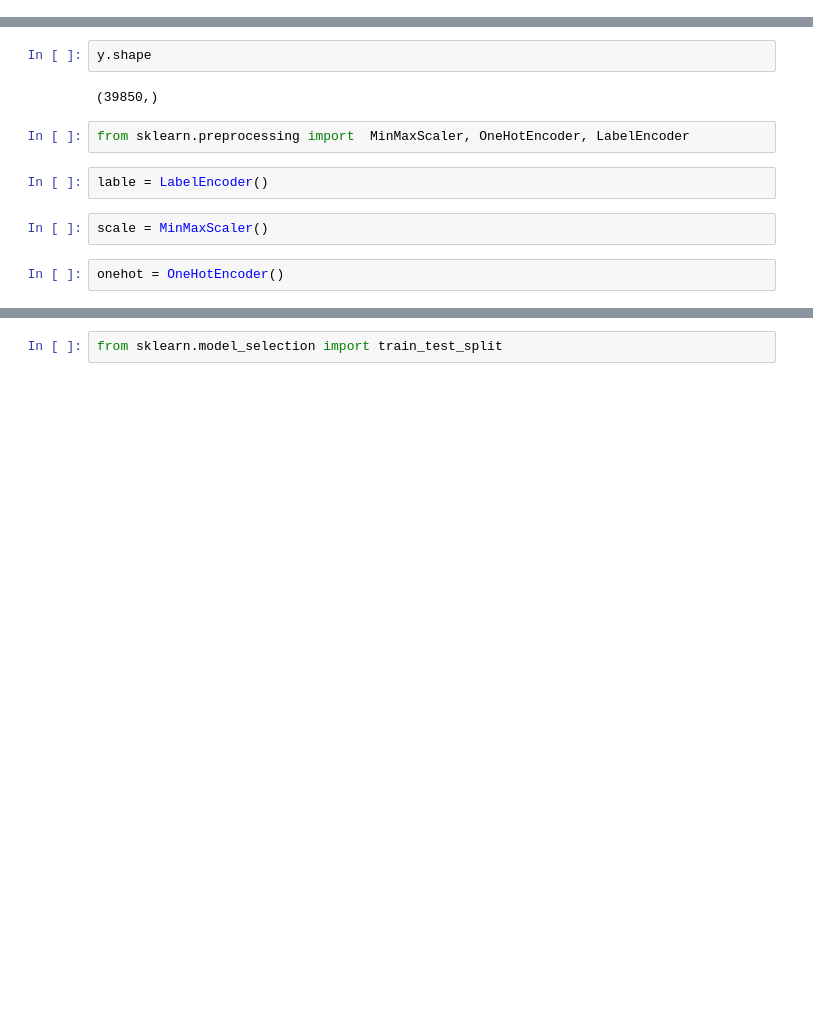
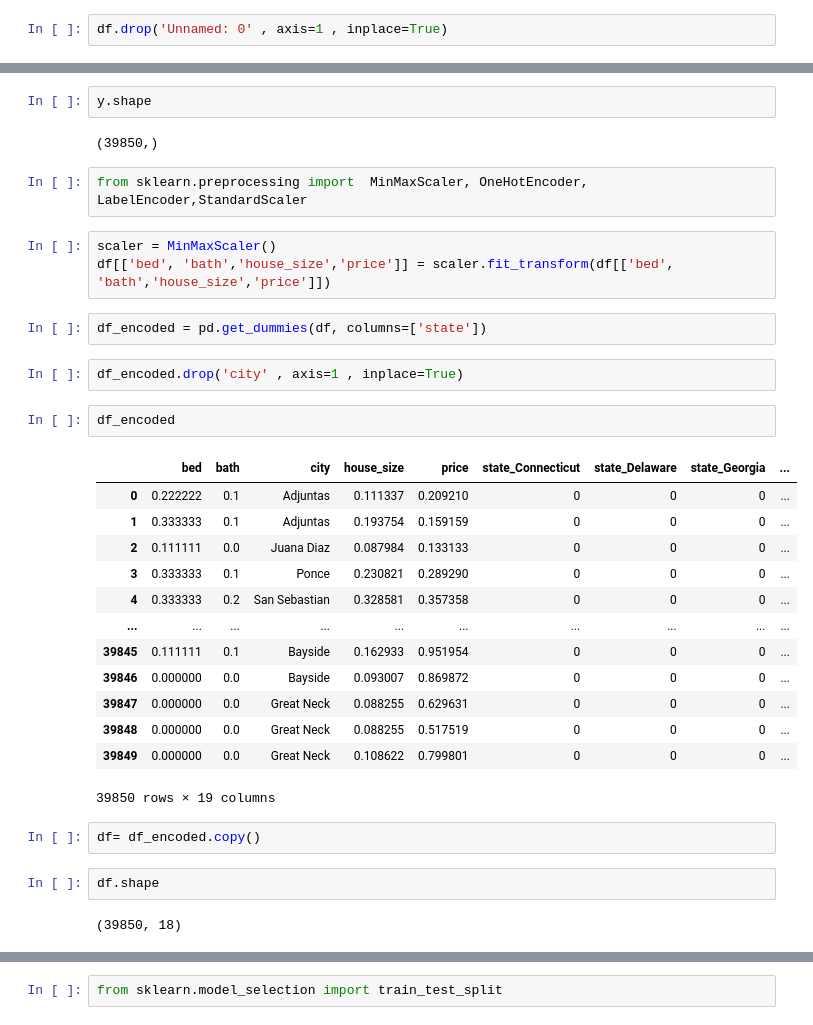
Before and after one commit to zinakhazaee/MachineLearning-SupervisedLearning_Regression, a Jupyter notebook: usa_real_estate.ipynb, the cells around one changed output, grey strips where cells are left out. Cells and saved outputs as stored; diff of their text form; blank space fills up the shorter version.

```diff
--- a/usa_real_estate.ipynb
+++ b/usa_real_estate.ipynb
@@ -271,3 +271,5 @@ df = pd.read_csv('/content/drive/MyDrive/datasets_sample/clean_usaHouse.csv')
 df.columns
 # %% [output]
 Index(['Unnamed: 0', 'bed', 'bath', 'city', 'state', 'house_size', 'price'], dtype='object')
+# %%
+df.drop('Unnamed: 0' , axis=1 , inplace=True)
@@ -283,10 +294,33 @@ y.shape
 # %% [output]
 (39850,)
 # %%
-from sklearn.preprocessing import  MinMaxScaler, OneHotEncoder, LabelEncoder
+from sklearn.preprocessing import  MinMaxScaler, OneHotEncoder, LabelEncoder,StandardScaler
-# %%
-lable = LabelEncoder()
-# %%
-scale = MinMaxScaler()
-# %%
-onehot = OneHotEncoder()
+# %%
+scaler = MinMaxScaler()
+df[['bed', 'bath','house_size','price']] = scaler.fit_transform(df[['bed', 'bath','house_size','price']])
+# %%
+df_encoded = pd.get_dummies(df, columns=['state'])
+# %%
+df_encoded.drop('city' , axis=1 , inplace=True)
+# %%
+df_encoded
+# %% [output]
+|  | bed | bath | city | house_size | price | state_Connecticut | state_Delaware | state_Georgia | ... |
+| 0 | 0.222222 | 0.1 | Adjuntas | 0.111337 | 0.209210 | 0 | 0 | 0 | ... |
+| 1 | 0.333333 | 0.1 | Adjuntas | 0.193754 | 0.159159 | 0 | 0 | 0 | ... |
+| 2 | 0.111111 | 0.0 | Juana Diaz | 0.087984 | 0.133133 | 0 | 0 | 0 | ... |
+| 3 | 0.333333 | 0.1 | Ponce | 0.230821 | 0.289290 | 0 | 0 | 0 | ... |
+| 4 | 0.333333 | 0.2 | San Sebastian | 0.328581 | 0.357358 | 0 | 0 | 0 | ... |
+| ... | ... | ... | ... | ... | ... | ... | ... | ... | ... |
+| 39845 | 0.111111 | 0.1 | Bayside | 0.162933 | 0.951954 | 0 | 0 | 0 | ... |
+| 39846 | 0.000000 | 0.0 | Bayside | 0.093007 | 0.869872 | 0 | 0 | 0 | ... |
+| 39847 | 0.000000 | 0.0 | Great Neck | 0.088255 | 0.629631 | 0 | 0 | 0 | ... |
+| 39848 | 0.000000 | 0.0 | Great Neck | 0.088255 | 0.517519 | 0 | 0 | 0 | ... |
+| 39849 | 0.000000 | 0.0 | Great Neck | 0.108622 | 0.799801 | 0 | 0 | 0 | ... |
+39850 rows × 19 columns
+# %%
+df= df_encoded.copy()
+# %%
+df.shape
+# %% [output]
+(39850, 18)
```
Also changed, not shown: parts of 18 cells of this notebook.
